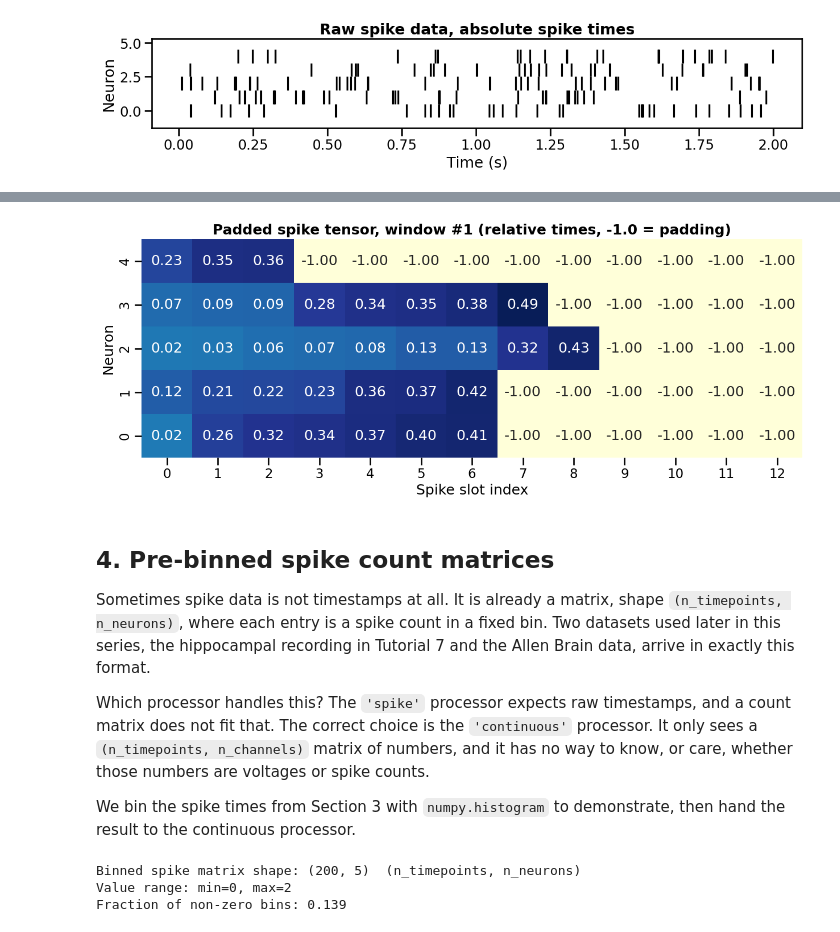
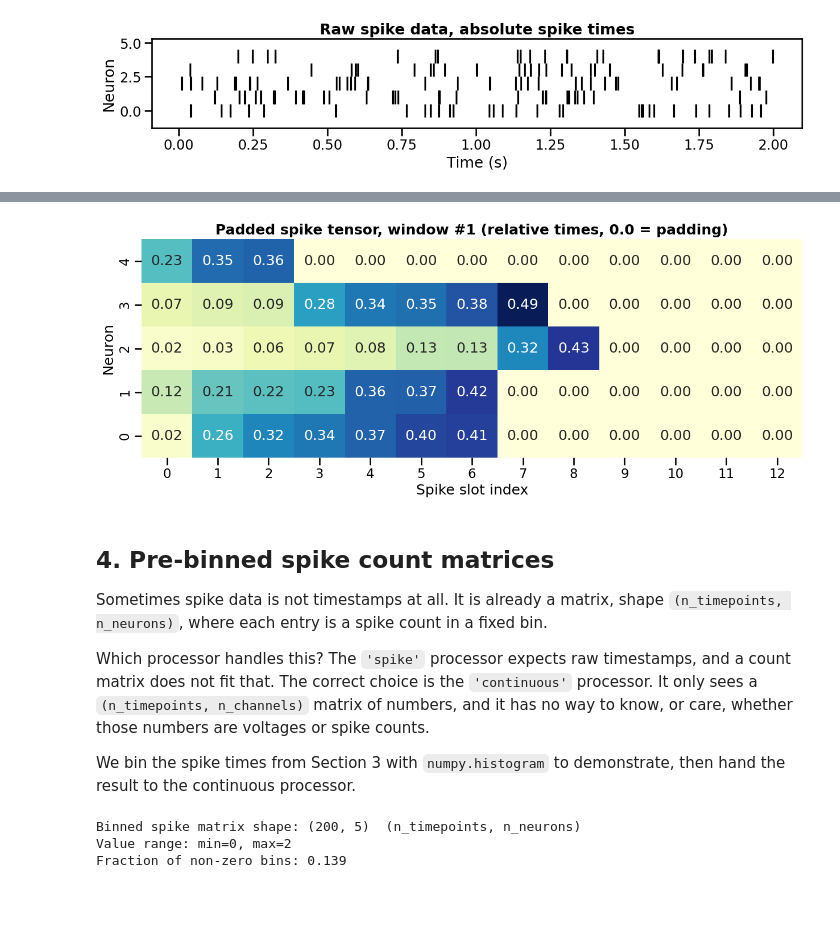
Before and after one commit to eslam-abdelaleem/NeuralMI, a Jupyter notebook: tutorials/02_Neural_Data_Formats.ipynb, the cells around one changed output, grey strips where cells are left out. Drawn from its saved outputs; the diff is of its cells as text; code cells hidden in the pictures; blank space fills up the shorter version.

```diff
--- a/tutorials/02_Neural_Data_Formats.ipynb
+++ b/tutorials/02_Neural_Data_Formats.ipynb
@@ -275,22 +276,21 @@ for i in range(len(spike_data)):
 # %%
 fig, ax = plt.subplots(figsize=(15, 5))
 sns.heatmap(processed_spikes[sample_window], annot=True, fmt=".2f",
             cmap='YlGnBu', cbar=False, ax=ax)
 ax.invert_yaxis()
 ax.set_title(f"Padded spike tensor, window #{sample_window} "
-             "(relative times, -1.0 = padding)", fontweight='bold')
+             "(relative times, 0.0 = padding)", fontweight='bold')
 ax.set_xlabel("Spike slot index")
 ax.set_ylabel("Neuron")
 plt.show()
 # %% [output]
-[figure, old version]
+[figure, new version]
 # %% [markdown]
 ## 4. Pre-binned spike count matrices
 
 Sometimes spike data is not timestamps at all. It is already a matrix, shape
 `(n_timepoints, n_neurons)`, where each entry is a spike count in a fixed
-bin. Two datasets used later in this series, the hippocampal recording in
-Tutorial 7 and the Allen Brain data, arrive in exactly this format.
+bin.
 
 Which processor handles this? The `'spike'` processor expects raw
 timestamps, and a count matrix does not fit that. The correct choice is the
```
Also changed, not shown: parts of 15 cells of this notebook, 14 other files.
